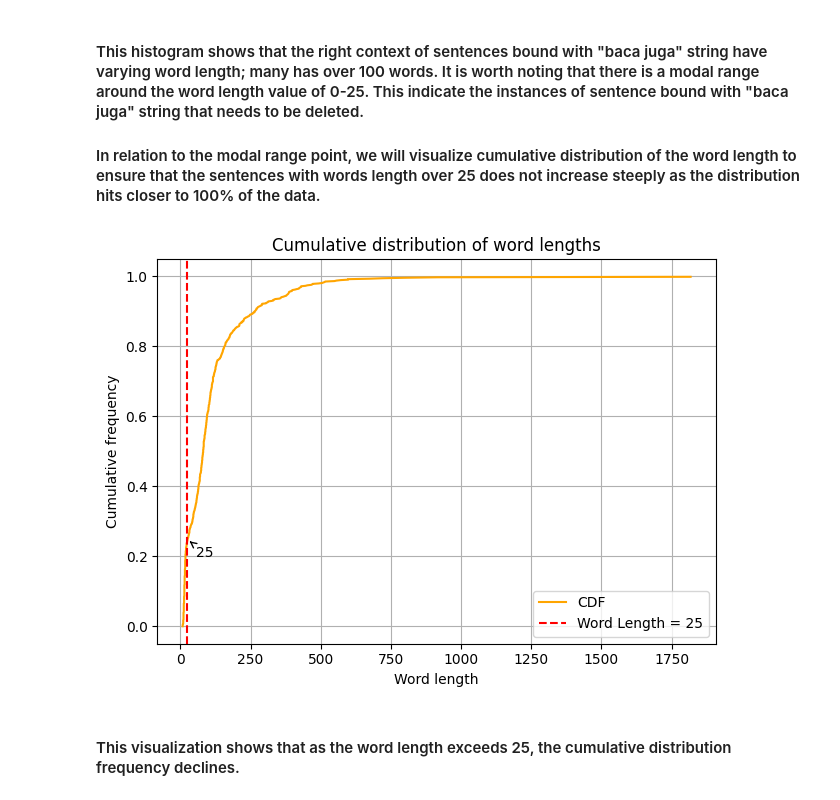
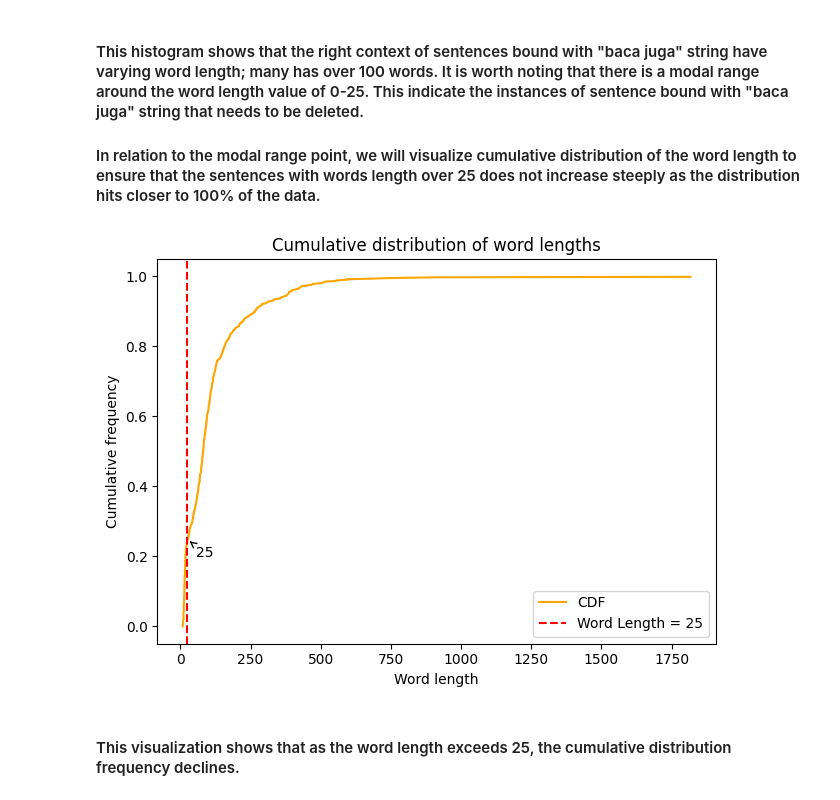
Before and after one commit to alanindra/baca-juga-cleaner, a Jupyter notebook: analysis.ipynb, the cells around one changed output. Saved outputs shown, nothing was run; the diff lists cells and outputs as text; code cells hidden in the pictures.

Commit message:
Removed grid on plot

```diff
--- a/analysis.ipynb
+++ b/analysis.ipynb
@@ -367,34 +367,33 @@ for i in range(len(baca_juga_dataset)):
         match_text = match.group(1).strip()
         words_in_context = match_text.split()
         right_context = ' '.join(words_in_context)
         context_lengths[right_context] = len(words_in_context)
 
 context_lengths_values = list(context_lengths.values())
 
 sorted_lengths = np.sort(context_lengths_values)
 cdf = np.arange(len(sorted_lengths)) / float(len(sorted_lengths))
 
 plt.plot(sorted_lengths, cdf, label='CDF', color='orange')
 
 annotate_x = 25
 y_position = np.interp(annotate_x, sorted_lengths, cdf)
 
 plt.axvline(x=annotate_x, color='red', linestyle='--', label=f'Word Length = {annotate_x}')
 plt.annotate(
     f"{annotate_x}", xy = (annotate_x, y_position),
     xytext = (annotate_x + 30, y_position - 0.05),
     arrowprops = dict(arrowstyle = '->', color = 'black'),
     fontsize = 10
 )
 
 plt.title("Cumulative distribution of word lengths")
 plt.xlabel("Word length")
 plt.ylabel("Cumulative frequency")
 plt.legend()
-plt.grid(True)
 plt.tight_layout()
 plt.show()
 # %% [output]
-[figure, old version]
+[figure, new version]
 # %% [markdown]
 #### This visualization shows that as the word length exceeds 25, the cumulative distribution frequency declines.
```
